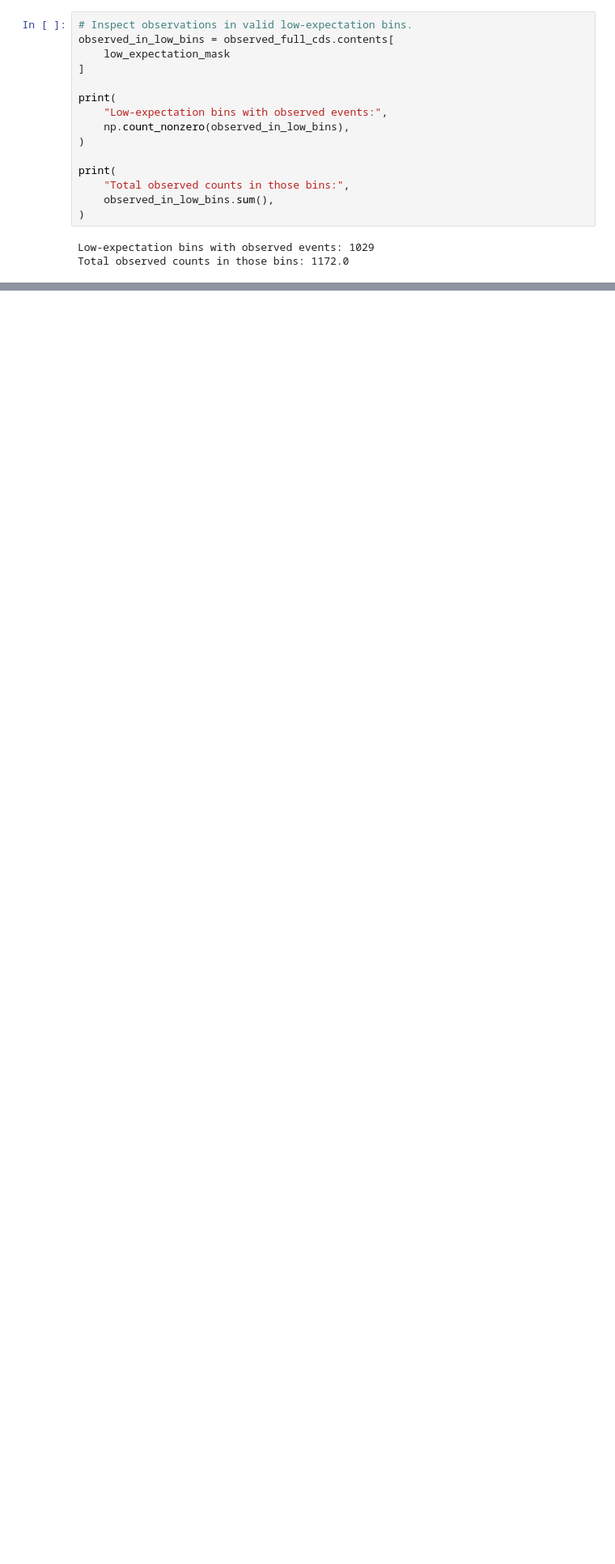
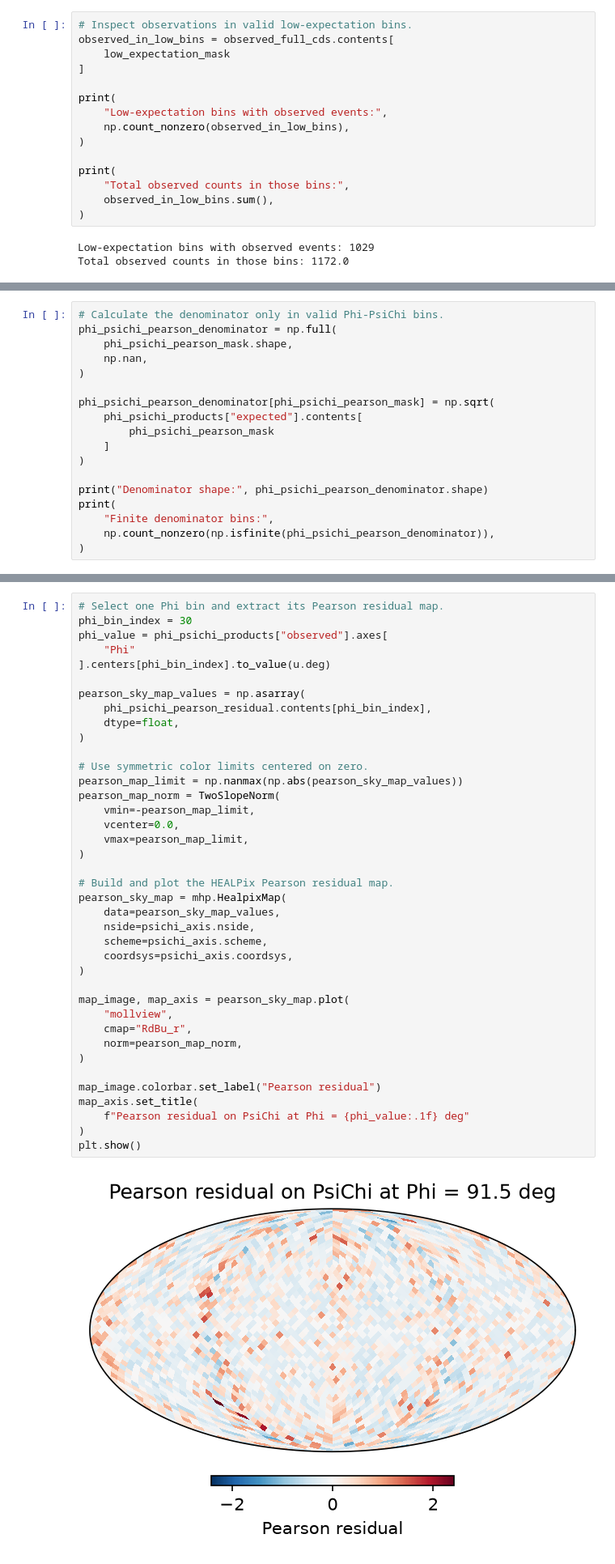
Before and after one commit to mquezada13/data-challenge-3-4-exploration, a Jupyter notebook: workflow/notebooks/05_511_residual_analysis.ipynb, the cells around one changed output, grey strips where cells are left out. Shown at 81% size. Cells and saved outputs as stored; diff of their text form; blank space fills up the shorter version.

Commit message:
Comploeted 1d plots

```diff
--- a/workflow/notebooks/05_511_residual_analysis.ipynb
+++ b/workflow/notebooks/05_511_residual_analysis.ipynb
@@ -1083,0 +1573,18 @@ pearson_mask_report
+# %%
+# Calculate the denominator only in valid Phi-PsiChi bins.
+phi_psichi_pearson_denominator = np.full(
+    phi_psichi_pearson_mask.shape,
+    np.nan,
+)
+
+phi_psichi_pearson_denominator[phi_psichi_pearson_mask] = np.sqrt(
+    phi_psichi_products["expected"].contents[
+        phi_psichi_pearson_mask
+    ]
+)
+
+print("Denominator shape:", phi_psichi_pearson_denominator.shape)
+print(
+    "Finite denominator bins:",
+    np.count_nonzero(np.isfinite(phi_psichi_pearson_denominator)),
+)
@@ -1083,0 +1648,41 @@ pearson_mask_report
+# %%
+# Select one Phi bin and extract its Pearson residual map.
+phi_bin_index = 30
+phi_value = phi_psichi_products["observed"].axes[
+    "Phi"
+].centers[phi_bin_index].to_value(u.deg)
+
+pearson_sky_map_values = np.asarray(
+    phi_psichi_pearson_residual.contents[phi_bin_index],
+    dtype=float,
+)
+
+# Use symmetric color limits centered on zero.
+pearson_map_limit = np.nanmax(np.abs(pearson_sky_map_values))
+pearson_map_norm = TwoSlopeNorm(
+    vmin=-pearson_map_limit,
+    vcenter=0.0,
+    vmax=pearson_map_limit,
+)
+
+# Build and plot the HEALPix Pearson residual map.
+pearson_sky_map = mhp.HealpixMap(
+    data=pearson_sky_map_values,
+    nside=psichi_axis.nside,
+    scheme=psichi_axis.scheme,
+    coordsys=psichi_axis.coordsys,
+)
+
+map_image, map_axis = pearson_sky_map.plot(
+    "mollview",
+    cmap="RdBu_r",
+    norm=pearson_map_norm,
+)
+
+map_image.colorbar.set_label("Pearson residual")
+map_axis.set_title(
+    f"Pearson residual on PsiChi at Phi = {phi_value:.1f} deg"
+)
+plt.show()
+# %% [output]
+[figure, added]
```
Also changed, not shown: parts of 46 cells of this notebook, 1 other file.
